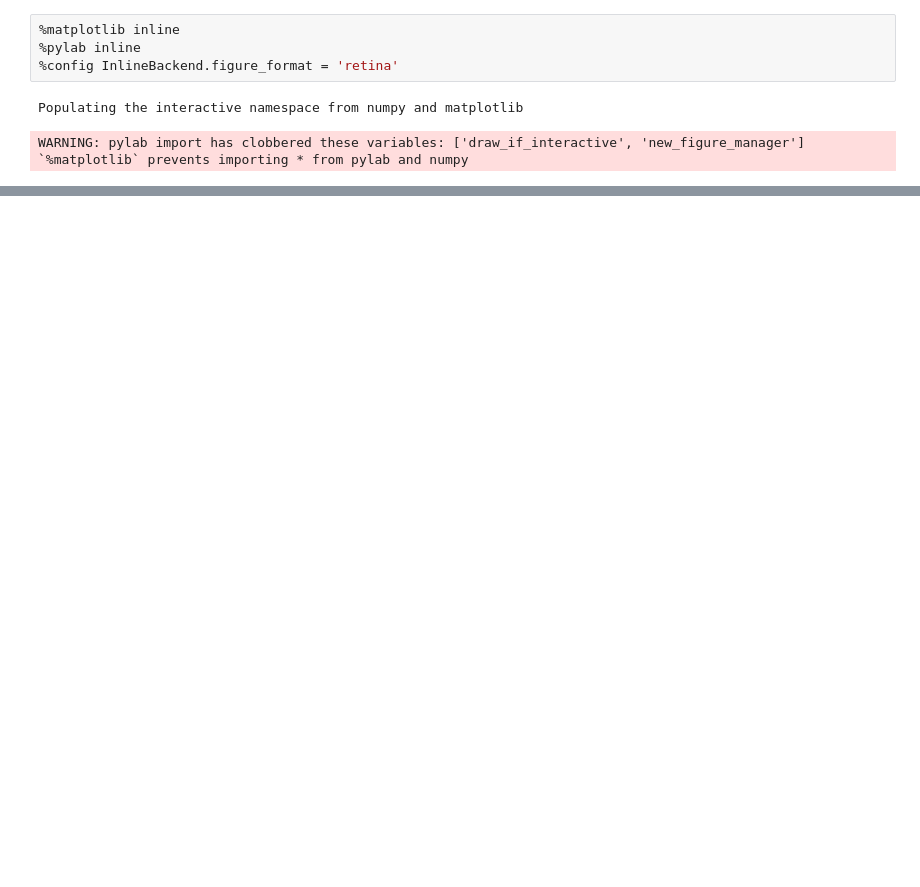
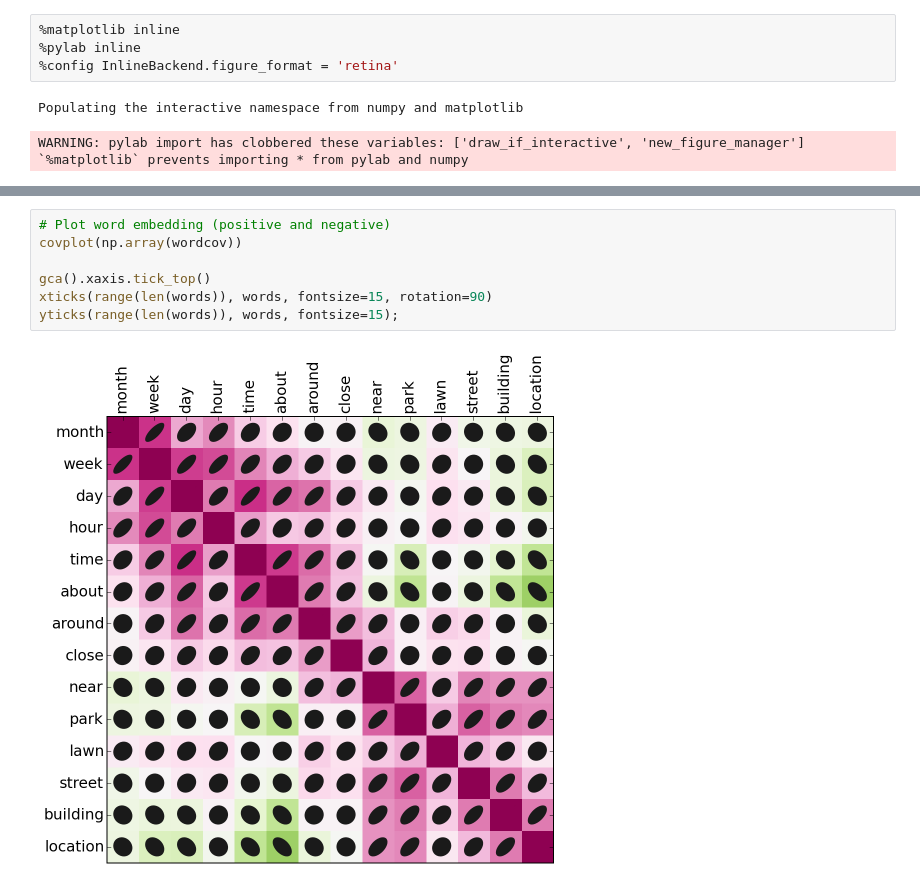
Before and after one commit to alexhuth/notebook-sharing, a Jupyter notebook: Prior Plot.ipynb, the cells around one changed output, grey strips where cells are left out. Drawn from its saved outputs; the diff is of its cells as text; blank space fills up the shorter version.

```diff
--- a/Prior Plot.ipynb
+++ b/Prior Plot.ipynb
@@ -86,2 +92,11 @@ yticks(range(len(words)), words, fontsize=15);
+# %%
+# Plot word embedding (positive and negative)
+covplot(np.array(wordcov))
+
+gca().xaxis.tick_top()
+xticks(range(len(words)), words, fontsize=15, rotation=90)
+yticks(range(len(words)), words, fontsize=15);
+# %% [output]
+[figure, added]
 # %%
 # Plot identity
```
Also changed, not shown: parts of 6 cells of this notebook.
